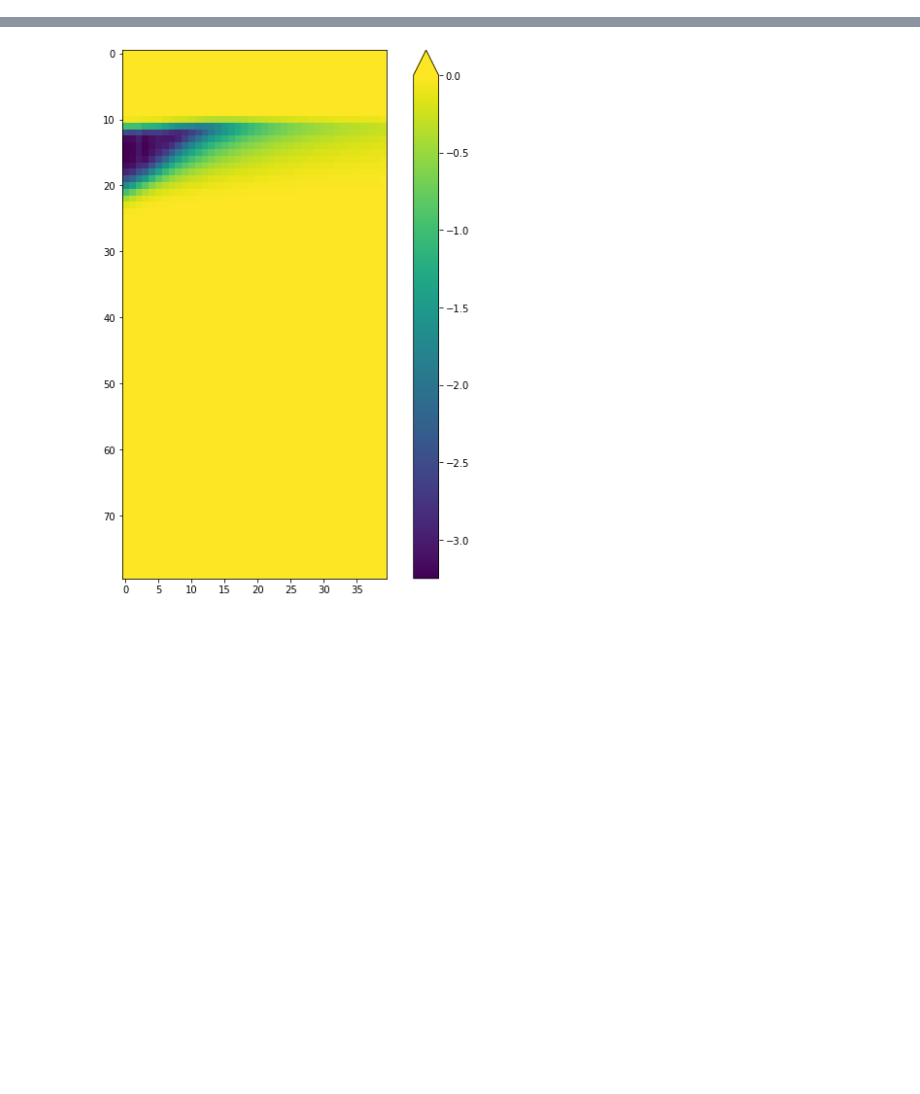
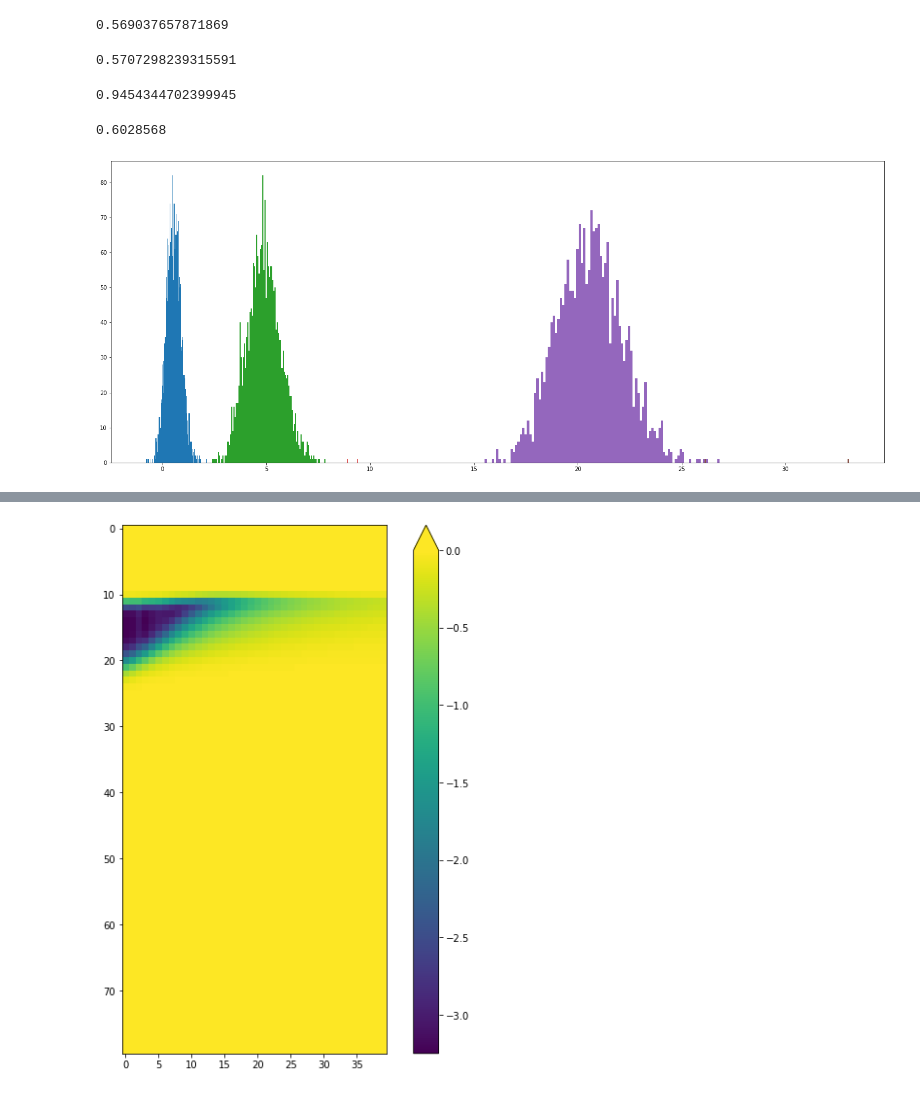
Before and after one commit to KirillRuSS/IDAO-2021-Kirill, a Jupyter notebook: circles.ipynb, the cells around one changed output, grey strips where cells are left out. Saved outputs shown, nothing was run; the diff lists cells and outputs as text; code cells hidden in the pictures; blank space fills up the shorter version.

```diff
--- a/circles.ipynb
+++ b/circles.ipynb
@@ -24,6 +26,6 @@ from utils.dataset import get_train_data, get_test_data
 
 plt.rcParams["figure.figsize"] = (10, 10)
 # %%
-x, y = get_train_data(available_energy_values=[1, 3, 6, 10, 20, 30], input_shape=(80, 80), values_linear_transformation=False)
+x, y = get_train_data(available_energy_values=[1, 3, 6, 10, 20, 30], input_shape=(576, 576), values_linear_transformation=False)
 x = np.array(x)[:,:,:,0]
 y = np.array(y)[:, 1].reshape((-1, 1)).astype(np.float)
@@ -41,0 +134,28 @@ array([[ 93., 105., 104., ...,  86., 101., 108.],
+# %%
+mean_absolute_error(y_test, preds_test)
+# %% [output]
+0.569037657871869
+# %%
+mean_absolute_error(y_train, preds)
+# %% [output]
+0.5707298239315591
+# %%
+mean_absolute_error(y_train, np.mean(y_train)*np.ones(y_train.shape[0]))
+# %% [output]
+0.9454344702399945
+# %%
+mean_absolute_error(y_train, np.mean(x_train, axis=1))
+# %% [output]
+0.6028568
+# %%
+m = np.mean(x[:, 240:272,272:304], axis=1)/2 + np.mean(x[:, 304:320,272:304], axis=1)/2
+imgs = x[:, 272:304,272:304].copy()
+imgs = imgs - m.reshape(-1, 1, 32)
+# %%
+plt.rcParams["figure.figsize"] = (25, 10)
+s = np.sum(imgs, axis=(1, 2))/1000
+for e in [1, 3, 6, 10, 20, 30]:
+    plt.hist(s[y.reshape(-1)==e]*2, bins=100)
+plt.show()
+# %% [output]
+[figure, added]
```
Also changed, not shown: parts of 27 cells of this notebook, 11 other files.
